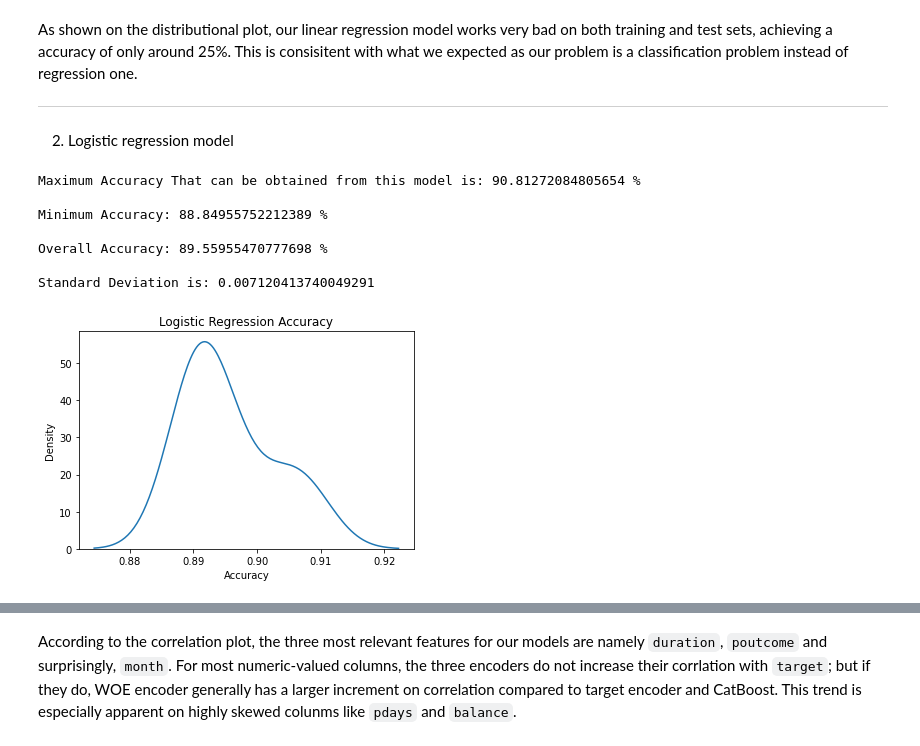
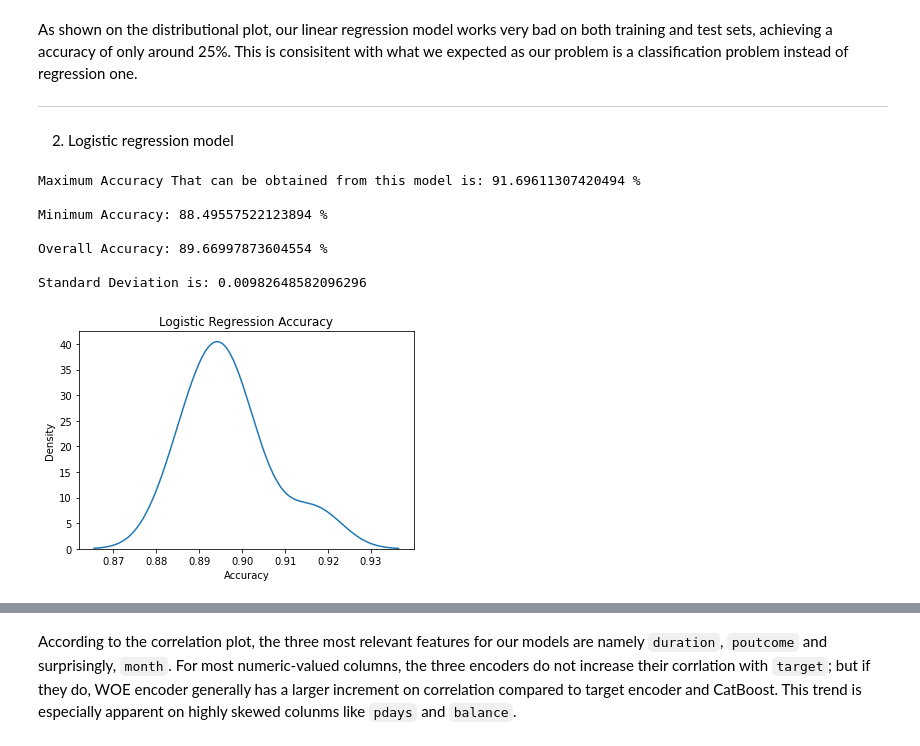
Before and after one commit to BerylliuMM2000/BankMarketing, a Jupyter notebook: Bank-Marketing-Campaign.ipynb, the cells around one changed output, grey strips where cells are left out. Cells and saved outputs as stored; diff of their text form; code cells hidden in the pictures.

```diff
--- a/Bank-Marketing-Campaign.ipynb
+++ b/Bank-Marketing-Campaign.ipynb
@@ -264,27 +271,35 @@ As shown on the distributional plot, our linear regression model works very bad
 # %%
 reglogistic = linear_model.LogisticRegression()
 scores_logistic = []
 
-for train_index, test_index in skf.split(bank_final_features, bank_final_outcome):
+bank_raw= read_csv("bank.csv", delimiter = ";")
+bank_features = bank_raw.drop(columns = ["y"])
+bank_target = bank_raw["y"].map(dict(yes=1, no=0))
+
+"""for train_index, test_index in skf.split(bank_final_features, bank_final_outcome):
     x_train_fold, x_test_fold = x_scaled[train_index], x_scaled[test_index]
     y_train_fold, y_test_fold = bank_final_outcome[train_index], bank_final_outcome[test_index]
     reglogistic.fit(x_train_fold, y_train_fold)
-    scores_logistic.append(reglogistic.score(x_test_fold, y_test_fold))
+    scores_logistic.append(reglogistic.score(x_test_fold, y_test_fold))"""
+
+skf = StratifiedKFold(n_splits=8, shuffle=True, random_state = 99).split(bank_final_features, bank_target)
+scores_logistic = cross_val_score(reglogistic, bank_final_features, bank_target,
+                                       scoring='accuracy', cv=skf, n_jobs=-1, error_score='raise')
 
 print('\nMaximum Accuracy That can be obtained from this model is:', max(scores_logistic)*100, '%')
 print('\nMinimum Accuracy:', min(scores_logistic)*100, '%')
 print('\nOverall Accuracy:', mean(scores_logistic)*100, '%')
 print('\nStandard Deviation is:', stdev(scores_logistic))
 distplot(scores_logistic, hist = False)
 title("Logistic Regression Accuracy")
 xlabel("Accuracy")
 savefig("logistic_accuracy")
 # %% [output]
-Maximum Accuracy That can be obtained from this model is: 90.81272084805654 %
+Maximum Accuracy That can be obtained from this model is: 91.69611307420494 %
 
-Minimum Accuracy: 88.84955752212389 %
+Minimum Accuracy: 88.49557522123894 %
 
-Overall Accuracy: 89.55955470777698 %
+Overall Accuracy: 89.66997873604554 %
 
-Standard Deviation is: 0.007120413740049291
+Standard Deviation is: 0.00982648582096296
-[figure, old version]
+[figure, new version]
```
Also changed, not shown: parts of 21 cells of this notebook.
